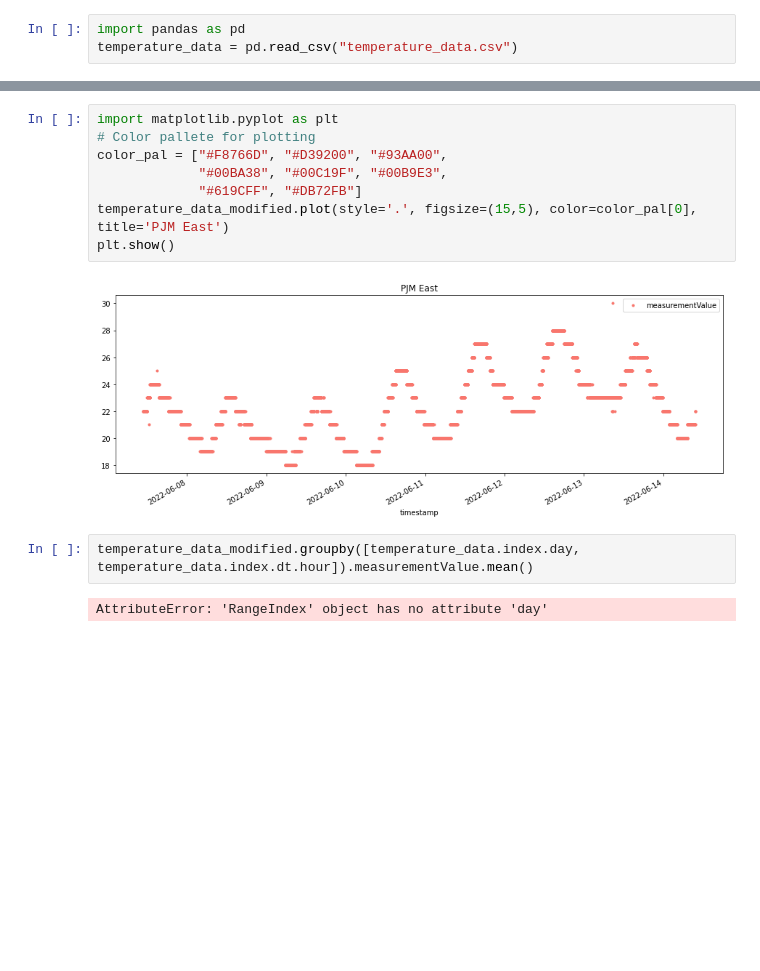
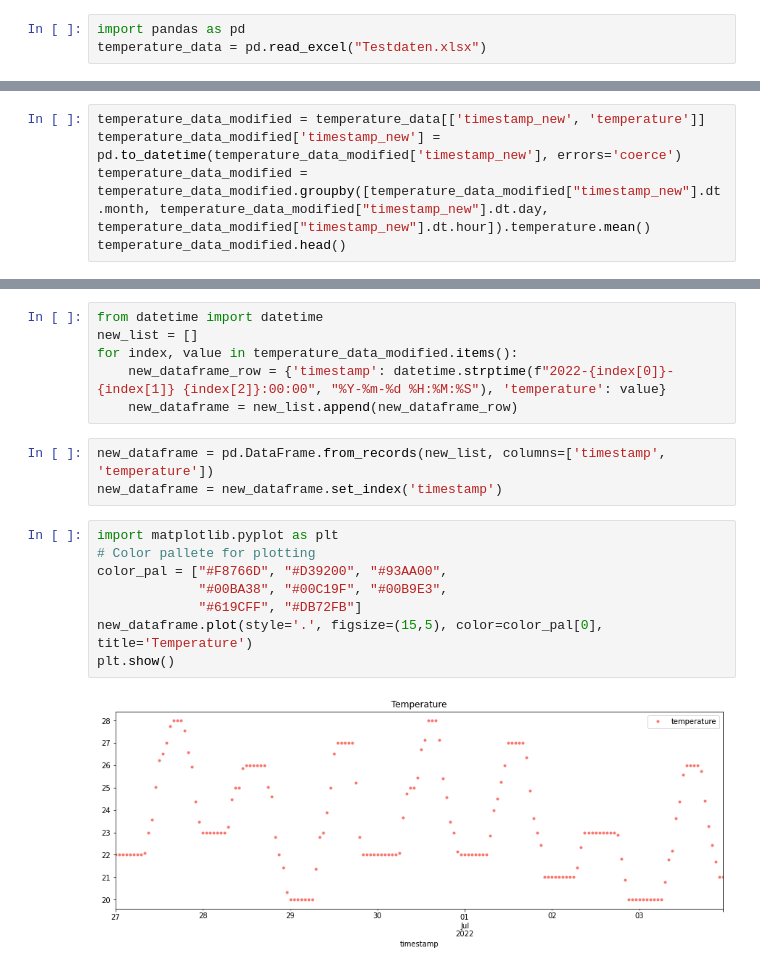
Before and after one commit to niklasdiehm/raumueberwachung, a Jupyter notebook: predictions/predict_values.ipynb, the cells around one changed output, grey strips where cells are left out. Drawn from its saved outputs; the diff is of its cells as text; blank space fills up the shorter version.

```diff
--- a/predictions/predict_values.ipynb
+++ b/predictions/predict_values.ipynb
@@ -1,3 +1,3 @@
 # %%
 import pandas as pd
-temperature_data = pd.read_csv("temperature_data.csv")
+temperature_data = pd.read_excel("Testdaten.xlsx")
@@ -21,0 +4,5 @@ See the caveats in the documentation: https://pandas.pydata.org/pandas-docs/stab
+# %%
+temperature_data_modified = temperature_data[['timestamp_new', 'temperature']]
+temperature_data_modified['timestamp_new'] = pd.to_datetime(temperature_data_modified['timestamp_new'], errors='coerce')
+temperature_data_modified = temperature_data_modified.groupby([temperature_data_modified["timestamp_new"].dt.month, temperature_data_modified["timestamp_new"].dt.day, temperature_data_modified["timestamp_new"].dt.hour]).temperature.mean()
+temperature_data_modified.head()
@@ -22,17 +22,22 @@ See the caveats in the documentation: https://pandas.pydata.org/pandas-docs/stab
+# %%
+from datetime import datetime
+new_list = []
+for index, value in temperature_data_modified.items():
+    new_dataframe_row = {'timestamp': datetime.strptime(f"2022-{index[0]}-{index[1]} {index[2]}:00:00", "%Y-%m-%d %H:%M:%S"), 'temperature': value}
+    new_dataframe = new_list.append(new_dataframe_row)
+# %%
+new_dataframe = pd.DataFrame.from_records(new_list, columns=['timestamp', 'temperature'])
+new_dataframe = new_dataframe.set_index('timestamp')
 # %%
 import matplotlib.pyplot as plt
 # Color pallete for plotting
 color_pal = ["#F8766D", "#D39200", "#93AA00",
              "#00BA38", "#00C19F", "#00B9E3",
              "#619CFF", "#DB72FB"]
-temperature_data_modified.plot(style='.', figsize=(15,5), color=color_pal[0], title='PJM East')
+new_dataframe.plot(style='.', figsize=(15,5), color=color_pal[0], title='Temperature')
 plt.show()
 # %% [output]
-[figure, old version]
+[figure, new version]
-# %%
-temperature_data_modified.groupby([temperature_data.index.day, temperature_data.index.dt.hour]).measurementValue.mean()
-# %% [output]
-AttributeError: 'RangeIndex' object has no attribute 'day'
 # %%
 def create_features(df, label=None):
     """
```
Also changed, not shown: parts of 15 cells of this notebook, 16 other files.
